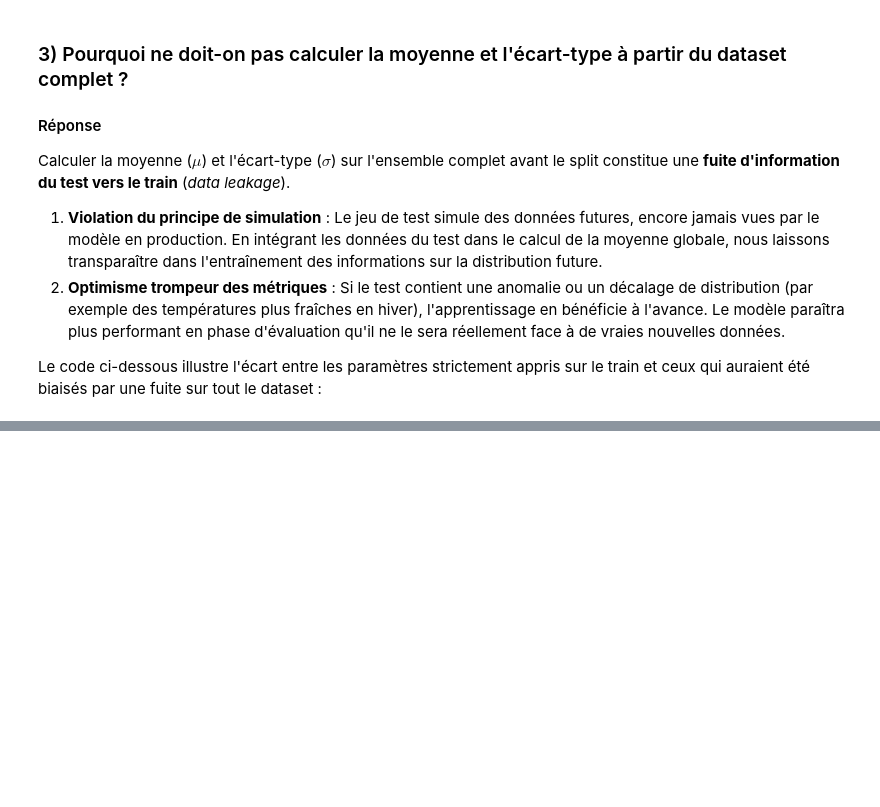
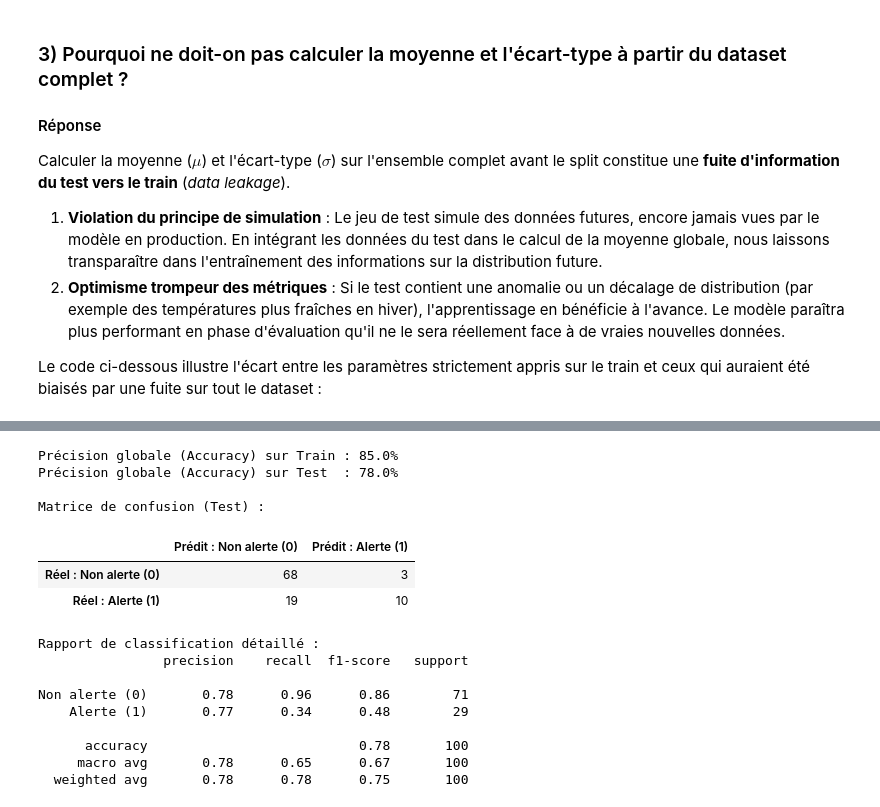
Before and after one commit to Abdouaziz2/atelier-prepa-donnees-tab, a Jupyter notebook: notebook/atelier-prepa-donnees-tab.ipynb, the cells around one changed output, grey strips where cells are left out. Saved outputs shown, nothing was run; the diff lists cells and outputs as text; code cells hidden in the pictures; blank space fills up the shorter version.

```diff
--- a/notebook/atelier-prepa-donnees-tab.ipynb
+++ b/notebook/atelier-prepa-donnees-tab.ipynb
@@ -1642,0 +1740,47 @@ display(comparaison_fuite.round(2))
+# %%
+from sklearn.linear_model import LogisticRegression
+from sklearn.metrics import classification_report, confusion_matrix
+
+# 1) Pipeline complet : Preprocessing -> Modèle de Machine Learning
+pipeline_complet = Pipeline([
+    ('preprocessor', preprocessor),
+    ('modele', LogisticRegression(random_state=42, max_iter=1000))
+])
+
+# 2) Entraînement de l'ensemble du flux sur les données d'entraînement
+pipeline_complet.fit(X_train, y_train)
+
+# 3) Prédiction sur le jeu de test
+y_pred = pipeline_complet.predict(X_test)
+
+# 4) Évaluation des performances
+print(f"Précision globale (Accuracy) sur Train : {pipeline_complet.score(X_train, y_train):.1%}")
+print(f"Précision globale (Accuracy) sur Test  : {pipeline_complet.score(X_test, y_test):.1%}\n")
+
+print("Matrice de confusion (Test) :")
+matrice = pd.DataFrame(
+    confusion_matrix(y_test, y_pred),
+    index=['Réel : Non alerte (0)', 'Réel : Alerte (1)'],
+    columns=['Prédit : Non alerte (0)', 'Prédit : Alerte (1)']
+)
+display(matrice)
+
+print("\nRapport de classification détaillé :")
+print(classification_report(y_test, y_pred, target_names=['Non alerte (0)', 'Alerte (1)']))
+# %% [output]
+Précision globale (Accuracy) sur Train : 85.0%
+Précision globale (Accuracy) sur Test  : 78.0%
+
+Matrice de confusion (Test) :
+|  | Prédit : Non alerte (0) | Prédit : Alerte (1) |
+| Réel : Non alerte (0) | 68 | 3 |
+| Réel : Alerte (1) | 19 | 10 |
+Rapport de classification détaillé :
+                precision    recall  f1-score   support
+
+Non alerte (0)       0.78      0.96      0.86        71
+    Alerte (1)       0.77      0.34      0.48        29
+
+      accuracy                           0.78       100
+     macro avg       0.78      0.65      0.67       100
+  weighted avg       0.78      0.78      0.75       100
```
Also changed, not shown: parts of 6 cells of this notebook.
